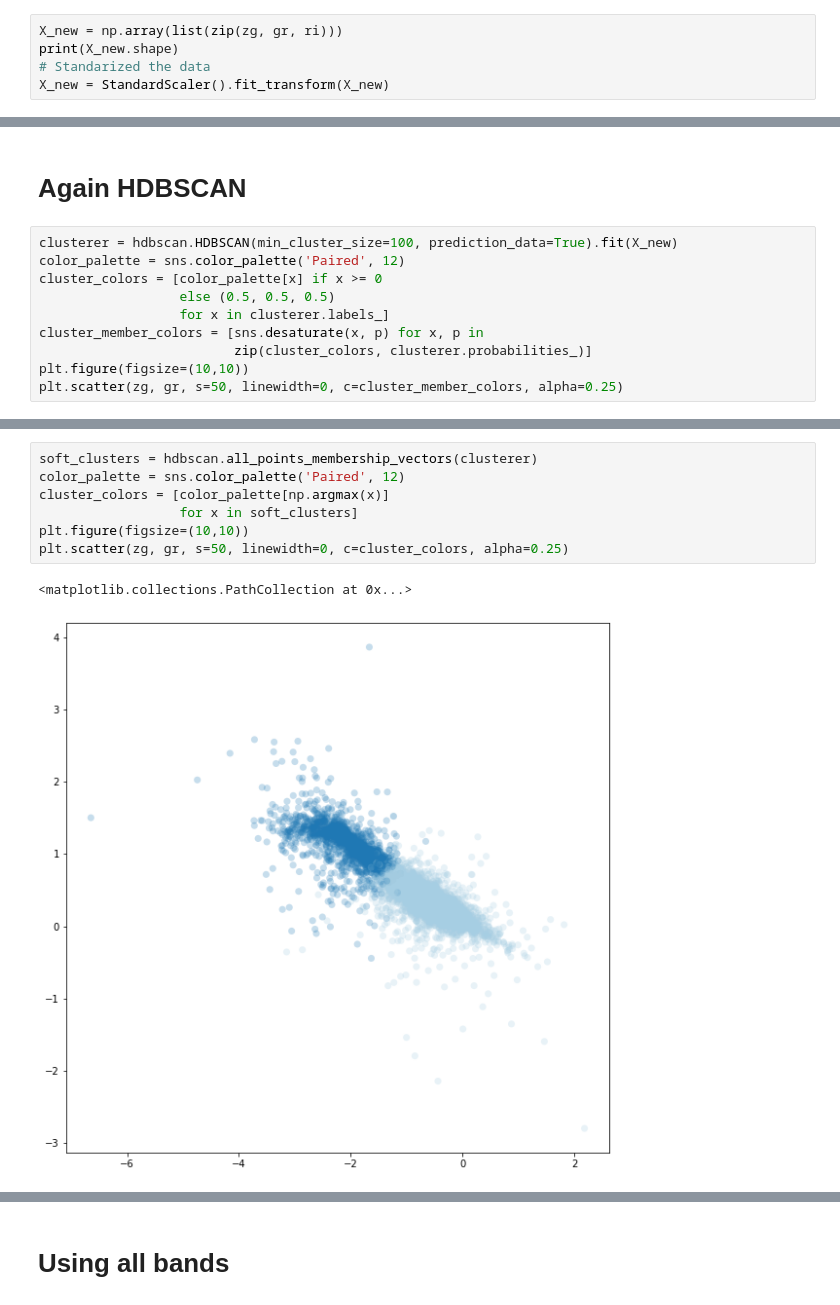
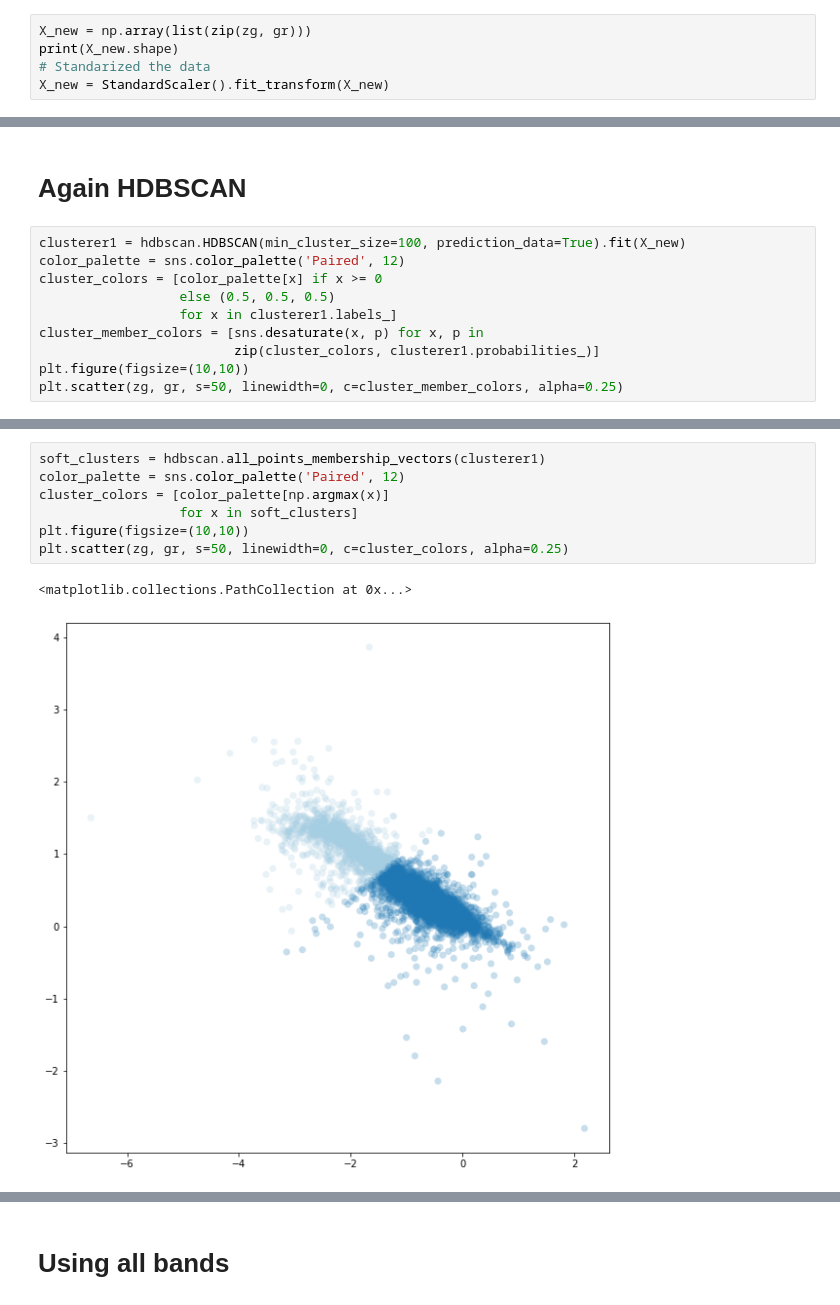
Before and after one commit to AngelGSoto/SPLUS_EmissionObject, a Jupyter notebook: 3filter_noflat/Color color diagrams and others things.ipynb, the cells around one changed output, grey strips where cells are left out. Saved outputs shown, nothing was run; the diff lists cells and outputs as text.

Commit message:
Working on plots for paper

```diff
--- a/3filter_noflat/Color color diagrams and others things.ipynb
+++ b/3filter_noflat/Color color diagrams and others things.ipynb
@@ -499,7 +518,7 @@ sns.scatterplot(zg, gr,
 # %%
 from sklearn.decomposition import PCA
 # %%
-X_new = np.array(list(zip(zg, gr, ri)))
+X_new = np.array(list(zip(zg, gr)))
 print(X_new.shape)
 # Standarized the data
 X_new = StandardScaler().fit_transform(X_new)
@@ -550,13 +569,13 @@ ax.set(xlim=[-7.0, 8.0], ylim=[-10.0, 10.0])
 # %% [markdown]
 # Again HDBSCAN
 # %%
-clusterer = hdbscan.HDBSCAN(min_cluster_size=100, prediction_data=True).fit(X_new)
+clusterer1 = hdbscan.HDBSCAN(min_cluster_size=100, prediction_data=True).fit(X_new)
 color_palette = sns.color_palette('Paired', 12)
 cluster_colors = [color_palette[x] if x >= 0
                   else (0.5, 0.5, 0.5)
-                  for x in clusterer.labels_]
+                  for x in clusterer1.labels_]
 cluster_member_colors = [sns.desaturate(x, p) for x, p in
-                         zip(cluster_colors, clusterer.probabilities_)]
+                         zip(cluster_colors, clusterer1.probabilities_)]
 plt.figure(figsize=(10,10))
 plt.scatter(zg, gr, s=50, linewidth=0, c=cluster_member_colors, alpha=0.25)
 # %% [output]
@@ -565,13 +584,13 @@ plt.scatter(zg, gr, s=50, linewidth=0, c=cluster_member_colors, alpha=0.25)
 # %%
-soft_clusters = hdbscan.all_points_membership_vectors(clusterer)
+soft_clusters = hdbscan.all_points_membership_vectors(clusterer1)
 color_palette = sns.color_palette('Paired', 12)
 cluster_colors = [color_palette[np.argmax(x)]
                   for x in soft_clusters]
 plt.figure(figsize=(10,10))
 plt.scatter(zg, gr, s=50, linewidth=0, c=cluster_colors, alpha=0.25)
 # %% [output]
 <matplotlib.collections.PathCollection at 0x...>
-[figure, old version]
+[figure, new version]
 # %%
 color_palette = sns.color_palette('Paired', 12)
 cluster_colors = [sns.desaturate(color_palette[np.argmax(x)], np.max(x))
```
Also changed, not shown: parts of 17 cells of this notebook, 4 other files.
